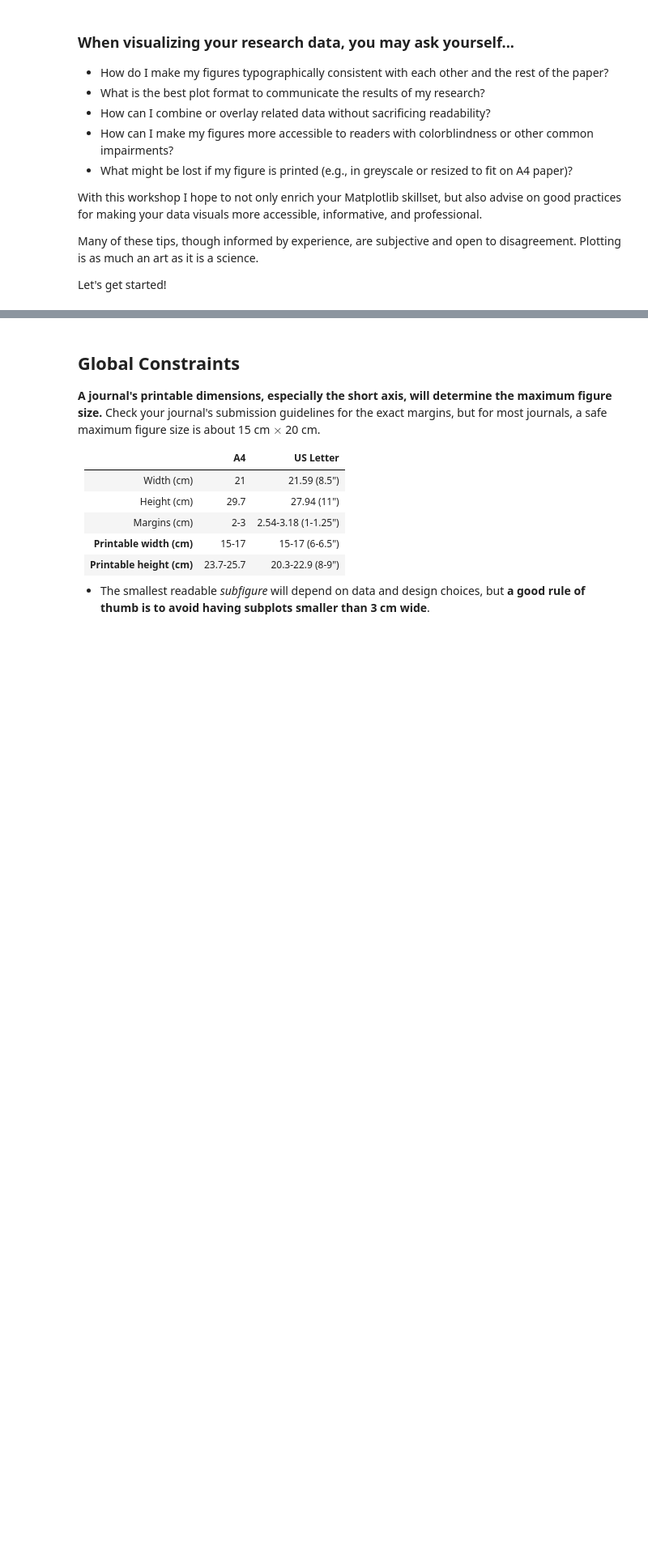
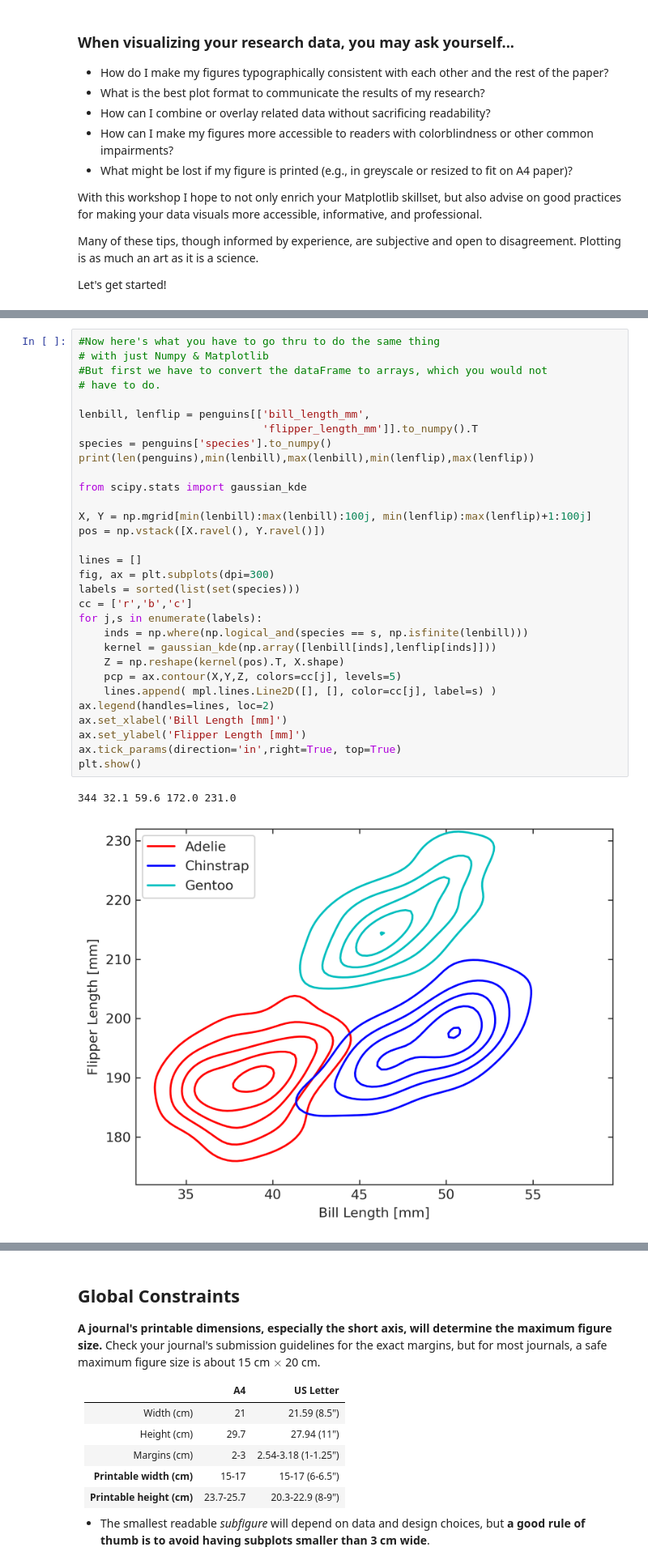
Before and after one commit to rlpitts/Matplotlib4Publication, a Jupyter notebook: MatplotlibTraining.ipynb, the cells around one changed output, grey strips where cells are left out. Shown at 81% size. Drawn from its saved outputs; the diff is of its cells as text; blank space fills up the shorter version.

```diff
--- a/MatplotlibTraining.ipynb
+++ b/MatplotlibTraining.ipynb
@@ -15,0 +256,34 @@ Let's get started!
+# %%
+#Now here's what you have to go thru to do the same thing
+# with just Numpy & Matplotlib
+#But first we have to convert the dataFrame to arrays, which you would not
+# have to do.
+
+lenbill, lenflip = penguins[['bill_length_mm',
+                             'flipper_length_mm']].to_numpy().T
+species = penguins['species'].to_numpy()
+print(len(penguins),min(lenbill),max(lenbill),min(lenflip),max(lenflip))
+
+from scipy.stats import gaussian_kde
+
+X, Y = np.mgrid[min(lenbill):max(lenbill):100j, min(lenflip):max(lenflip)+1:100j]
+pos = np.vstack([X.ravel(), Y.ravel()])
+
+lines = []
+fig, ax = plt.subplots(dpi=300)
+labels = sorted(list(set(species)))
+cc = ['r','b','c']
+for j,s in enumerate(labels):
+    inds = np.where(np.logical_and(species == s, np.isfinite(lenbill)))
+    kernel = gaussian_kde(np.array([lenbill[inds],lenflip[inds]]))
+    Z = np.reshape(kernel(pos).T, X.shape)
+    pcp = ax.contour(X,Y,Z, colors=cc[j], levels=5)
+    lines.append( mpl.lines.Line2D([], [], color=cc[j], label=s) )
+ax.legend(handles=lines, loc=2)
+ax.set_xlabel('Bill Length [mm]')
+ax.set_ylabel('Flipper Length [mm]')
+ax.tick_params(direction='in',right=True, top=True)
+plt.show()
+# %% [output]
+344 32.1 59.6 172.0 231.0
+[figure, added]
```
Also changed, not shown: parts of 50 cells of this notebook.
